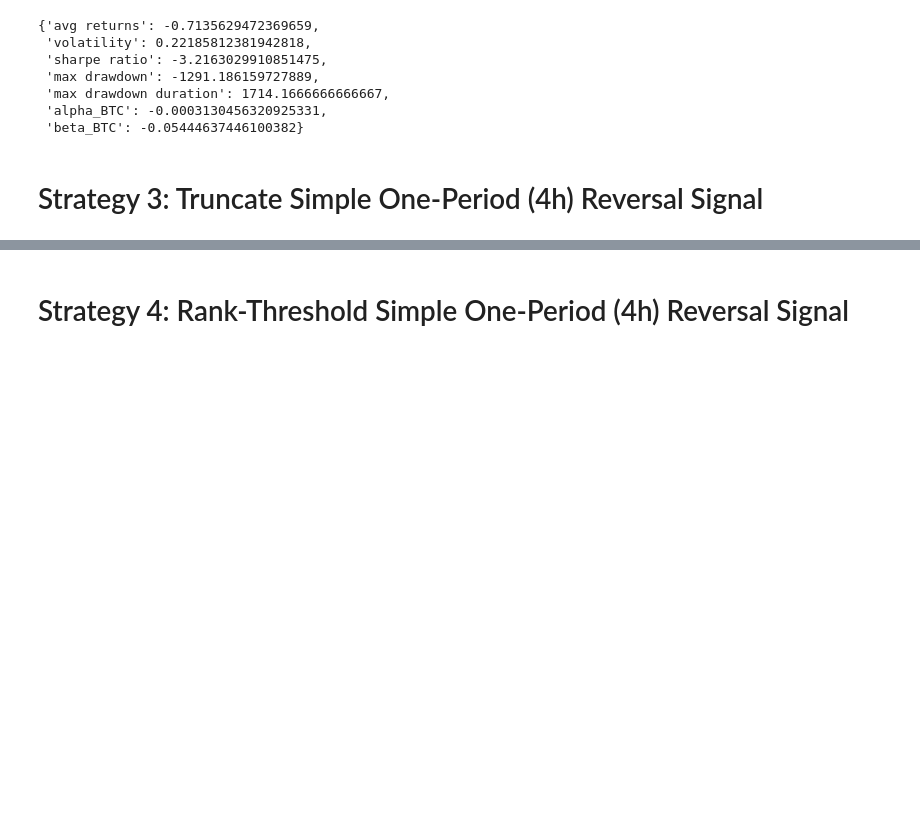
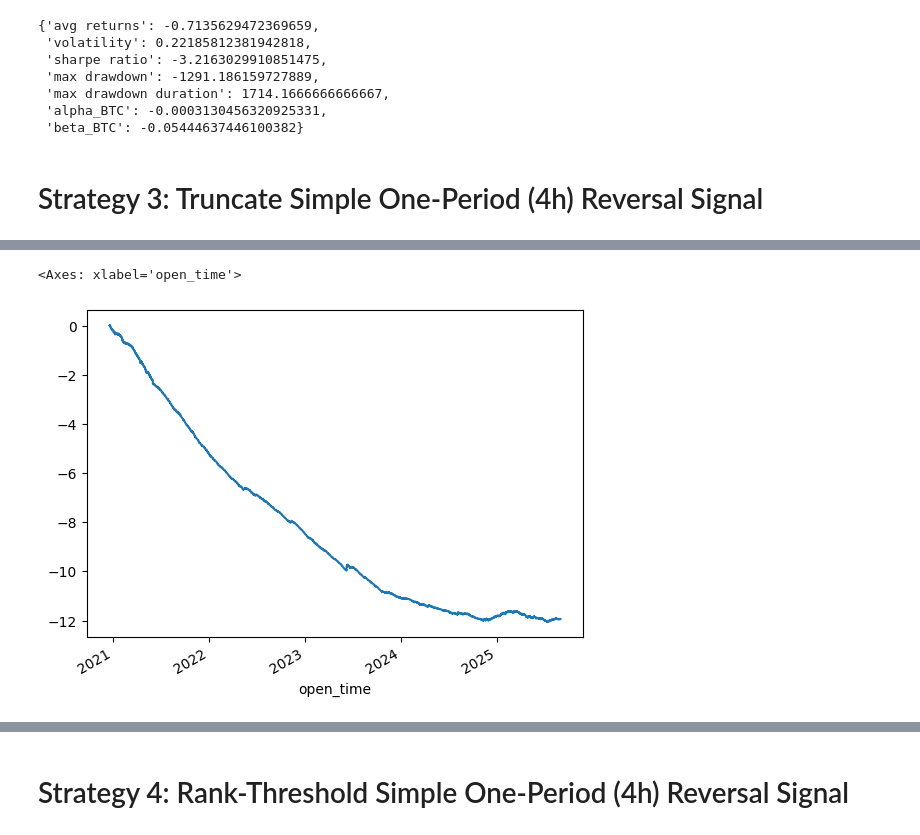
Before and after one commit to wbchristerson/crypto-strategies, a Jupyter notebook: class_project.ipynb, the cells around one changed output, grey strips where cells are left out. Drawn from its saved outputs; the diff is of its cells as text; code cells hidden in the pictures; blank space fills up the shorter version.

```diff
--- a/class_project.ipynb
+++ b/class_project.ipynb
@@ -332,0 +418,5 @@ Intel MKL WARNING: Support of Intel(R) Streaming SIMD Extensions 4.2 (Intel(R) S
+# %%
+net_returns.cumsum().plot()
+# %% [output]
+<Axes: xlabel='open_time'>
+[figure, added]
```
Also changed, not shown: parts of 26 cells of this notebook.
